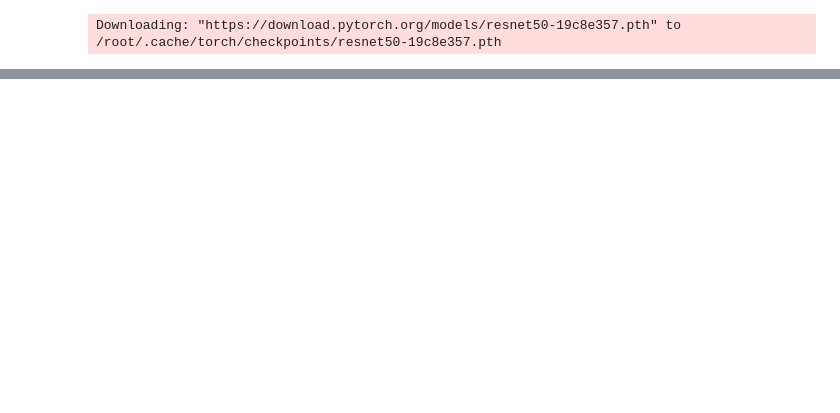
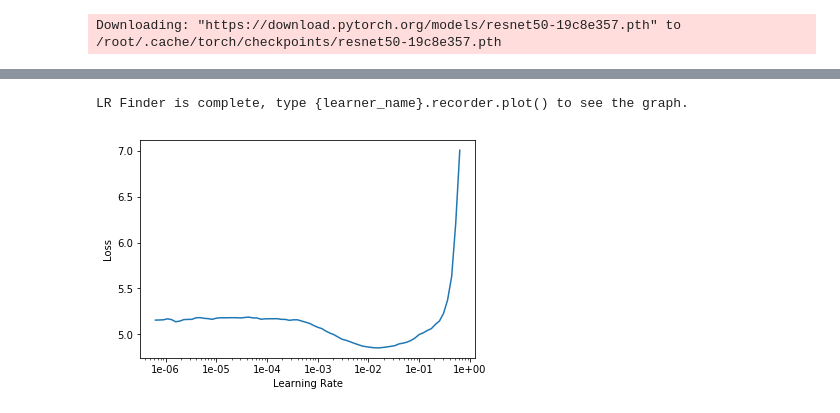
Before and after one commit to azizHakim/food_classifier, a Jupyter notebook: food_classifier.ipynb, the cells around one changed output, grey strips where cells are left out. Cells and saved outputs as stored; diff of their text form; code cells hidden in the pictures; blank space fills up the shorter version.

```diff
--- a/food_classifier.ipynb
+++ b/food_classifier.ipynb
@@ -50,0 +43,4 @@ Downloading: "https://download.pytorch.org/models/resnet50-19c8e357.pth" to /roo
+# %%
+learn.lr_find()
+learn.recorder.plot()
+# %% [output]
@@ -50,0 +48,2 @@ Downloading: "https://download.pytorch.org/models/resnet50-19c8e357.pth" to /roo
+LR Finder is complete, type {learner_name}.recorder.plot() to see the graph.
+[figure, added]
```
Also changed, not shown: parts of 45 cells of this notebook, 2 other files.
